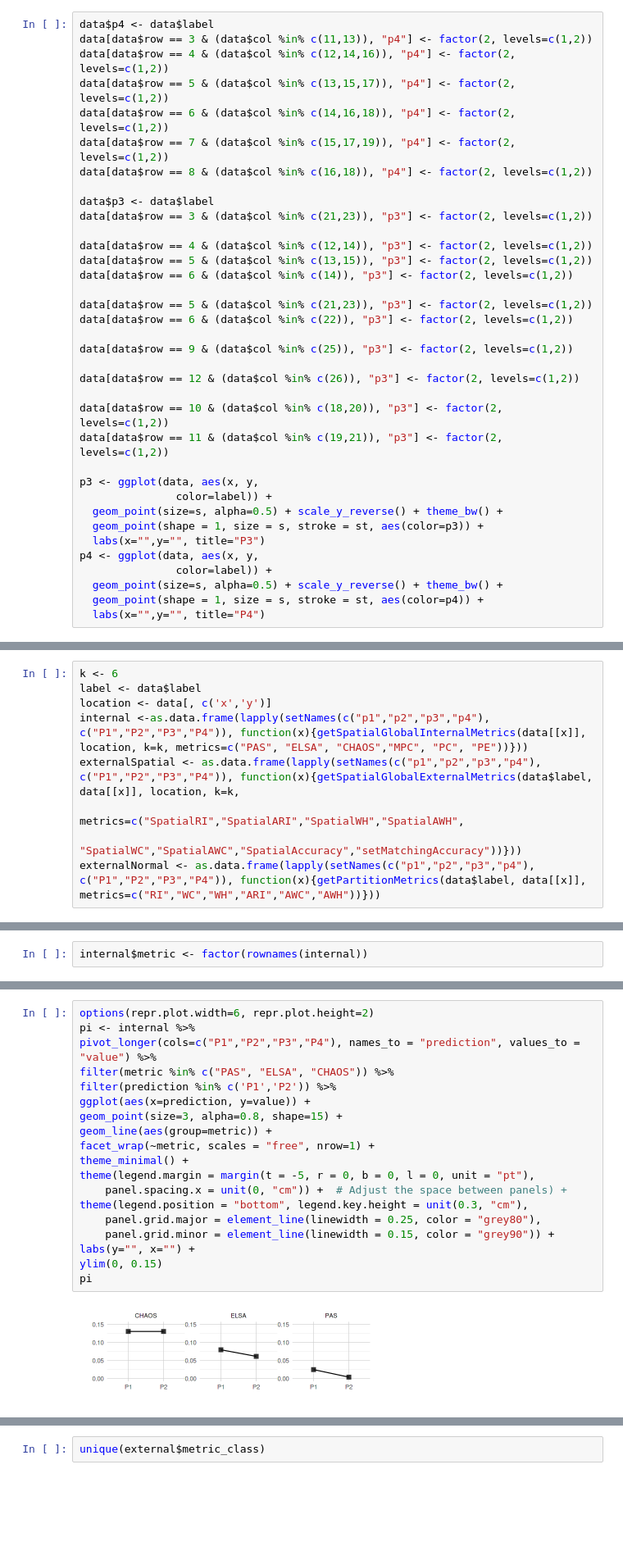
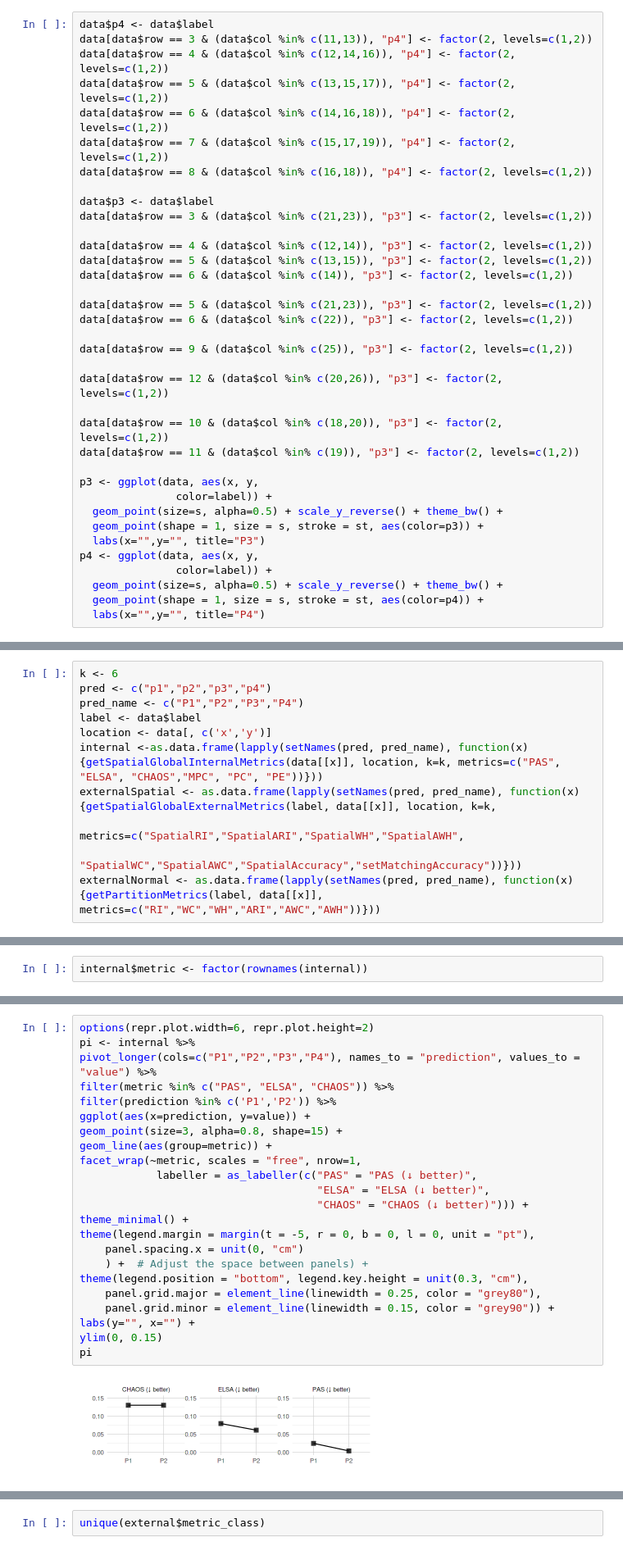
Before and after one commit to RoseYuan/metric_paper, a Jupyter notebook: Figures/spatial_toy_examples/spatial_toy_examples.ipynb, the cells around one changed output, grey strips where cells are left out. Shown at 82% size. Cells and saved outputs as stored; diff of their text form; blank space fills up the shorter version.

Commit message:
update spatial_toy_examples/spatial_toy_examples.ipynb

```diff
--- a/Figures/spatial_toy_examples/spatial_toy_examples.ipynb
+++ b/Figures/spatial_toy_examples/spatial_toy_examples.ipynb
@@ -152,10 +173,10 @@ data[data$row == 6 & (data$col %in% c(22)), "p3"] <- factor(2, levels=c(1,2))
 
 data[data$row == 9 & (data$col %in% c(25)), "p3"] <- factor(2, levels=c(1,2))
 
-data[data$row == 12 & (data$col %in% c(26)), "p3"] <- factor(2, levels=c(1,2))
+data[data$row == 12 & (data$col %in% c(20,26)), "p3"] <- factor(2, levels=c(1,2))
 
 data[data$row == 10 & (data$col %in% c(18,20)), "p3"] <- factor(2, levels=c(1,2))
-data[data$row == 11 & (data$col %in% c(19,21)), "p3"] <- factor(2, levels=c(1,2))
+data[data$row == 11 & (data$col %in% c(19)), "p3"] <- factor(2, levels=c(1,2))
 
 p3 <- ggplot(data, aes(x, y,
                color=label)) +
@@ -197,11 +218,13 @@ A data.frame: 6 × 9
 | 6 | 10.392305 | 1.5 | 0 | 10 | 1 | 1 | 1 | 1 | 1 |
 # %%
 k <- 6
+pred <- c("p1","p2","p3","p4")
+pred_name <- c("P1","P2","P3","P4")
 label <- data$label
 location <- data[, c('x','y')]
-internal <-as.data.frame(lapply(setNames(c("p1","p2","p3","p4"), c("P1","P2","P3","P4")), function(x){getSpatialGlobalInternalMetrics(data[[x]], location, k=k, metrics=c("PAS", "ELSA", "CHAOS","MPC", "PC", "PE"))}))
-externalSpatial <- as.data.frame(lapply(setNames(c("p1","p2","p3","p4"), c("P1","P2","P3","P4")), function(x){getSpatialGlobalExternalMetrics(data$label, data[[x]], location, k=k,
+internal <-as.data.frame(lapply(setNames(pred, pred_name), function(x){getSpatialGlobalInternalMetrics(data[[x]], location, k=k, metrics=c("PAS", "ELSA", "CHAOS","MPC", "PC", "PE"))}))
+externalSpatial <- as.data.frame(lapply(setNames(pred, pred_name), function(x){getSpatialGlobalExternalMetrics(label, data[[x]], location, k=k,
                                                                                                                                                 metrics=c("SpatialRI","SpatialARI","SpatialWH","SpatialAWH",
                                                                                                                                                 "SpatialWC","SpatialAWC","SpatialAccuracy","setMatchingAccuracy"))}))
-externalNormal <- as.data.frame(lapply(setNames(c("p1","p2","p3","p4"), c("P1","P2","P3","P4")), function(x){getPartitionMetrics(data$label, data[[x]], metrics=c("RI","WC","WH","ARI","AWC","AWH"))}))
+externalNormal <- as.data.frame(lapply(setNames(pred, pred_name), function(x){getPartitionMetrics(label, data[[x]], metrics=c("RI","WC","WH","ARI","AWC","AWH"))}))
 # %% [output]
@@ -280,24 +313,28 @@ A tibble: 32 × 3
 # %%
 options(repr.plot.width=6, repr.plot.height=2)
 pi <- internal %>%
 pivot_longer(cols=c("P1","P2","P3","P4"), names_to = "prediction", values_to = "value") %>%
 filter(metric %in% c("PAS", "ELSA", "CHAOS")) %>%
 filter(prediction %in% c('P1','P2')) %>%
 ggplot(aes(x=prediction, y=value)) +
 geom_point(size=3, alpha=0.8, shape=15) +
 geom_line(aes(group=metric)) +
-facet_wrap(~metric, scales = "free", nrow=1) +
+facet_wrap(~metric, scales = "free", nrow=1,
+            labeller = as_labeller(c("PAS" = "PAS (↓ better)",
+                                     "ELSA" = "ELSA (↓ better)",
+                                     "CHAOS" = "CHAOS (↓ better)"))) +
 theme_minimal() +
 theme(legend.margin = margin(t = -5, r = 0, b = 0, l = 0, unit = "pt"),
-    panel.spacing.x = unit(0, "cm")) +  # Adjust the space between panels) +
+    panel.spacing.x = unit(0, "cm")
+    ) +  # Adjust the space between panels) +
 theme(legend.position = "bottom", legend.key.height = unit(0.3, "cm"),
     panel.grid.major = element_line(linewidth = 0.25, color = "grey80"),
     panel.grid.minor = element_line(linewidth = 0.15, color = "grey90")) +
 labs(y="", x="") +
 ylim(0, 0.15)
 pi
 # %% [output]
-[figure, old version]
+[figure, new version]
 # %%
 external <- rbind(externalSpatial, externalNormal)
 external$metric <- rownames(external)
```
Also changed, not shown: parts of 37 cells of this notebook.
